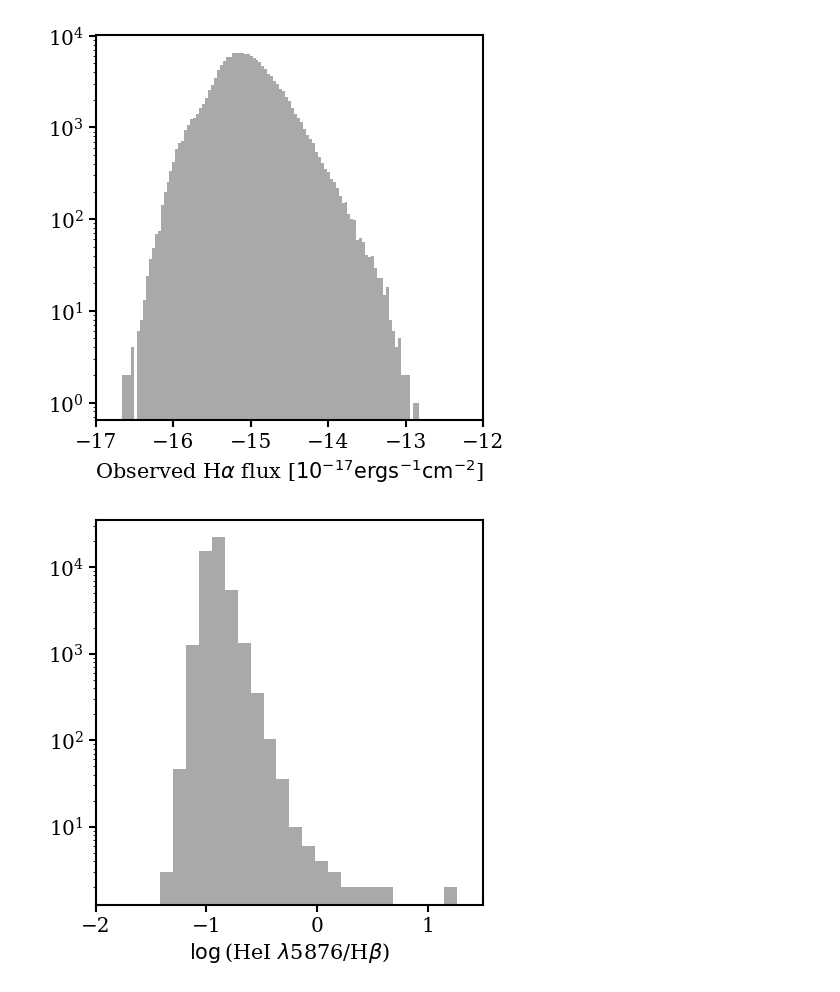
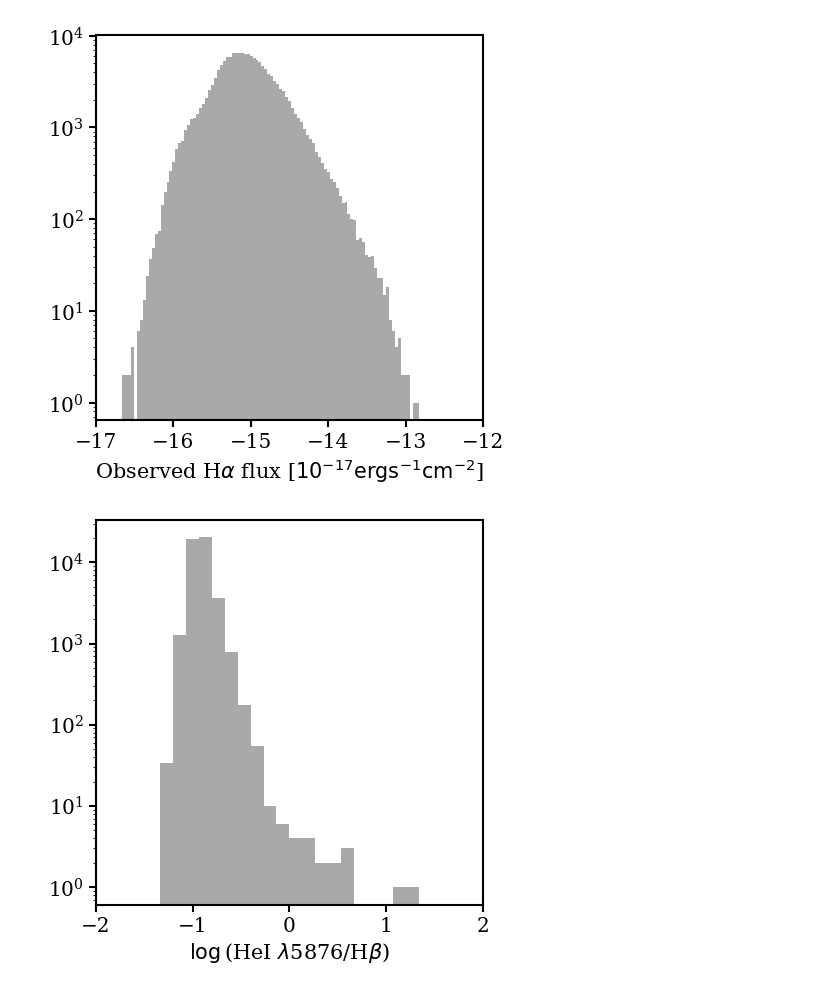
Before and after one commit to virajvman/desi_dwarfs, a Jupyter notebook: tutorial/01_Introduction.ipynb, the cells around one changed output. Drawn from its saved outputs; the diff is of its cells as text; code cells hidden in the pictures.

```diff
--- a/tutorial/01_Introduction.ipynb
+++ b/tutorial/01_Introduction.ipynb
@@ -241,10 +251,10 @@ hei_hbeta_ratio = np.log10(fastspec_f["HEI_5876_FLUX"] / fastspec_f["HBETA_FLUX"
 # %%
 
 plt.figure(figsize=(5, 5))
-plt.hist(hei_hbeta_ratio,range=(-2,1.5),bins=30, color = "darkgrey" )
+plt.hist(hei_hbeta_ratio,range=(-2,2),bins=30, color = "darkgrey" )
 plt.yscale("log")
-plt.xlim([-2,1.5])
+plt.xlim([-2,2])
 plt.xlabel(r"$\log$(HeI $\lambda$5876/H$\beta$)",fontsize = 15)
 plt.show()
 # %% [output]
-[figure, old version]
+[figure, new version]
```
Also changed, not shown: parts of 28 cells of this notebook, 14 other files.
